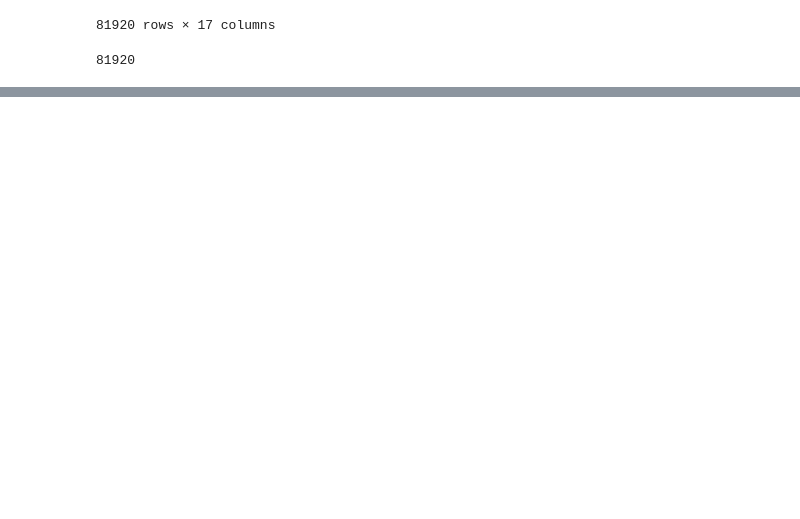
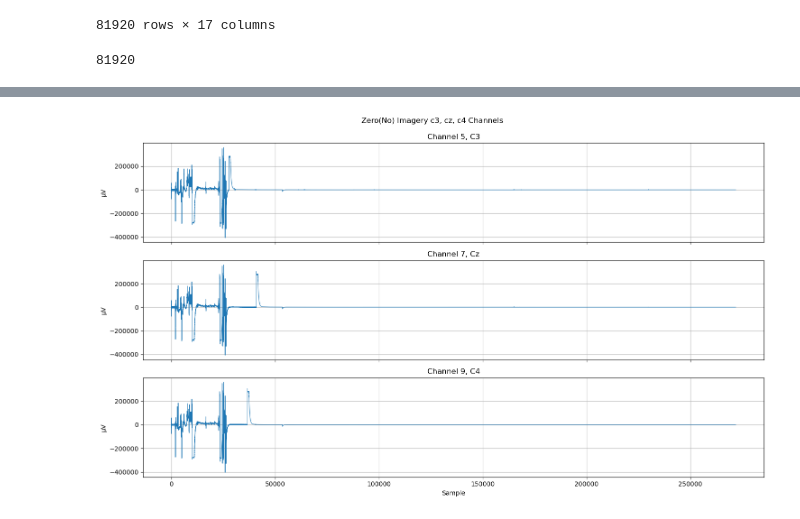
Before and after one commit to Jideco/stroke_rehab_data_analysis, a Jupyter notebook: 1_data_preparation_and_evaluation.ipynb, the cells around one changed output, grey strips where cells are left out. Saved outputs shown, nothing was run; the diff lists cells and outputs as text; code cells hidden in the pictures; blank space fills up the shorter version.

```diff
--- a/1_data_preparation_and_evaluation.ipynb
+++ b/1_data_preparation_and_evaluation.ipynb
@@ -338,0 +367,4 @@ df[df['trig'] == 1].value_counts().sum()
+# %%
+zero_imagery_index = list(df[df['trig'] == 0].index)
+zero_imagery = df[df['trig'] == 0]
+print("Zero Imagery is",df[df['trig'] == 0].value_counts().sum(), "starting from", list(df[df['trig'] == 0].index)[0] )
@@ -338,0 +437,28 @@ df[df['trig'] == 1].value_counts().sum()
+# %%
+## Zero or NO imagery visual
+nrows, ncols = 3, 1
+fig, axes = plt.subplots(nrows, ncols, figsize=(15,9), sharex=True)
+axes = axes.flatten()
+
+axes[0].plot(zero_imagery['ch5'], linewidth=0.8)
+axes[0].set_title("Channel 5, C3")
+axes[0].grid(True)
+axes[0].set_ylabel("µV")
+
+axes[1].plot(zero_imagery['ch7'], linewidth=0.8)
+axes[1].set_title("Channel 7, Cz")
+axes[1].grid(True)
+axes[1].set_ylabel("µV")
+
+axes[2].plot(zero_imagery['ch9'], linewidth=0.8)
+axes[2].set_title("Channel 9, C4")
+axes[2].grid(True)
+axes[2].set_ylabel("µV")
+
+
+fig.suptitle("Zero(No) Imagery c3, cz, c4 Channels", y=0.95)
+plt.xlabel("Sample")
+plt.tight_layout(rect=[0, 0, 1, 0.96])
+plt.show()
+# %% [output]
+[figure, added]
```
Also changed, not shown: parts of 18 cells of this notebook.
